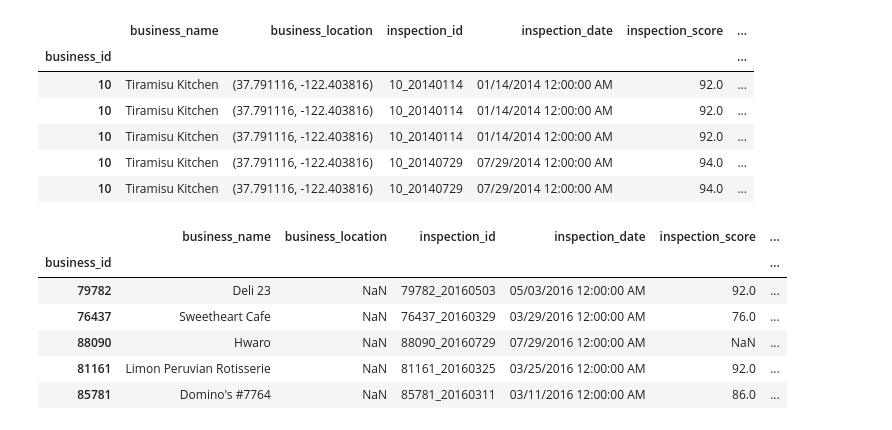
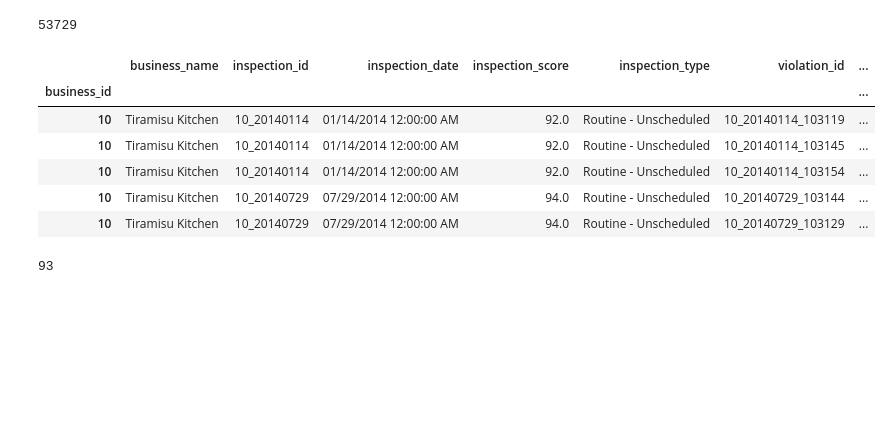
Before and after one commit to manulohiya/checkin-predictor, a Jupyter notebook: notebooks/checkin-predictor-datacollection.ipynb, the cells around one changed output. Cells and saved outputs as stored; diff of their text form; code cells hidden in the pictures; blank space fills up the shorter version.

```diff
--- a/notebooks/checkin-predictor-datacollection.ipynb
+++ b/notebooks/checkin-predictor-datacollection.ipynb
@@ -11,10 +11,8 @@ pd.set_option('display.max_columns', 20)
 pd.set_option('display.notebook_repr_html', True)
 
 # Loading dataset
-df = pd.read_csv(os.path.join('..', 'datasets', 'Restaurant_Scores_-_LIVES_Standard.csv'))
+df = pd.read_csv(os.path.join('..', 'datasets', 'Restaurant_Scores_Cleaned.csv'))
 df = df.set_index('business_id')
-
-# d2 = pd.read_csv(os.path.join('..', 'datasets', 'nulls.csv'))
 
 # Applying google credentials
 # with open('google.yaml', 'r') as f:
@@ -26,5 +24,5 @@ df = df.set_index('business_id')
 # googlemaps_api_key = google_credentials['api-key-gmaps']
 # googmaps = g.Client(key=googlemaps_api_key)
 
-df.head()
+df
 # %% [output]
@@ -38,29 +48,22 @@ df.head()
 # %%
-#Concatenate address
-df['address'] = df['business_address']+" "+ df['business_city']
+#Dropping unnecessary address colums
+df.drop(['business_location'], inplace = True, axis = 1)
 
-#Dropping unnecessary address colums
-df.drop(['business_address', 'business_city', 'business_state', 'business_postal_code', 'business_latitude', 'business_longitude', 'business_phone_number'], inplace = True, axis = 1)
-
-
+print len(df)
 df.head()
 # %% [output]
+53729
-|  | business_name | business_location | inspection_id | inspection_date | inspection_score | ... |
-| business_id |  |  |  |  |  | ... |
-| 10 | Tiramisu Kitchen | (37.791116, -122.403816) | 10_20140114 | 01/14/2014 12:00:00 AM | 92.0 | ... |
-| 10 | Tiramisu Kitchen | (37.791116, -122.403816) | 10_20140114 | 01/14/2014 12:00:00 AM | 92.0 | ... |
-| 10 | Tiramisu Kitchen | (37.791116, -122.403816) | 10_20140114 | 01/14/2014 12:00:00 AM | 92.0 | ... |
-| 10 | Tiramisu Kitchen | (37.791116, -122.403816) | 10_20140729 | 07/29/2014 12:00:00 AM | 94.0 | ... |
-| 10 | Tiramisu Kitchen | (37.791116, -122.403816) | 10_20140729 | 07/29/2014 12:00:00 AM | 94.0 | ... |
+|  | business_name | inspection_id | inspection_date | inspection_score | inspection_type | violation_id | ... |
+| business_id |  |  |  |  |  |  | ... |
+| 10 | Tiramisu Kitchen | 10_20140114 | 01/14/2014 12:00:00 AM | 92.0 | Routine - Unscheduled | 10_20140114_103119 | ... |
+| 10 | Tiramisu Kitchen | 10_20140114 | 01/14/2014 12:00:00 AM | 92.0 | Routine - Unscheduled | 10_20140114_103145 | ... |
+| 10 | Tiramisu Kitchen | 10_20140114 | 01/14/2014 12:00:00 AM | 92.0 | Routine - Unscheduled | 10_20140114_103154 | ... |
+| 10 | Tiramisu Kitchen | 10_20140729 | 07/29/2014 12:00:00 AM | 94.0 | Routine - Unscheduled | 10_20140729_103144 | ... |
+| 10 | Tiramisu Kitchen | 10_20140729 | 07/29/2014 12:00:00 AM | 94.0 | Routine - Unscheduled | 10_20140729_103129 | ... |
 # %%
-# Nulls
-null_data = df[df['business_location'].isnull()]
+# Identifying Nulls
+null_data = df[df['location'].isnull()]
 null_data.head()
+len(null_data)
 # %% [output]
-|  | business_name | business_location | inspection_id | inspection_date | inspection_score | ... |
-| business_id |  |  |  |  |  | ... |
-| 79782 | Deli 23 | NaN | 79782_20160503 | 05/03/2016 12:00:00 AM | 92.0 | ... |
-| 76437 | Sweetheart Cafe | NaN | 76437_20160329 | 03/29/2016 12:00:00 AM | 76.0 | ... |
-| 88090 | Hwaro | NaN | 88090_20160729 | 07/29/2016 12:00:00 AM | NaN | ... |
-| 81161 | Limon Peruvian Rotisserie | NaN | 81161_20160325 | 03/25/2016 12:00:00 AM | 92.0 | ... |
-| 85781 | Domino's #7764 | NaN | 85781_20160311 | 03/11/2016 12:00:00 AM | 86.0 | ... |
+93
```
Also changed, not shown: parts of 14 cells of this notebook, 4 other files.
